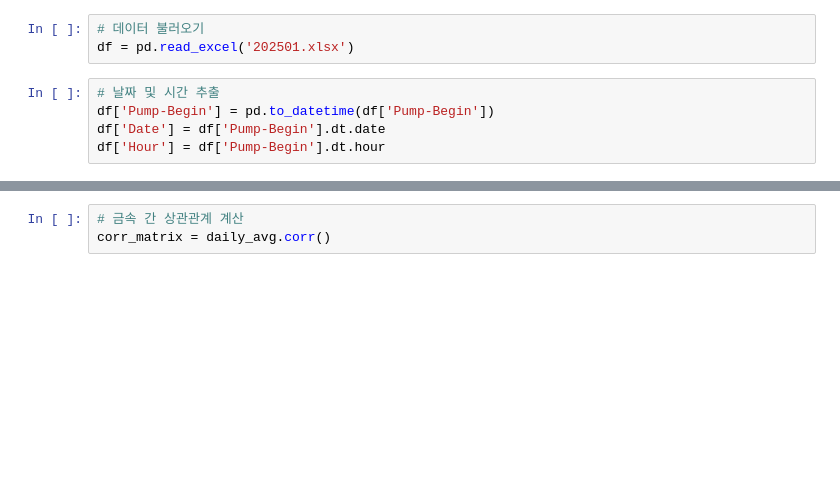
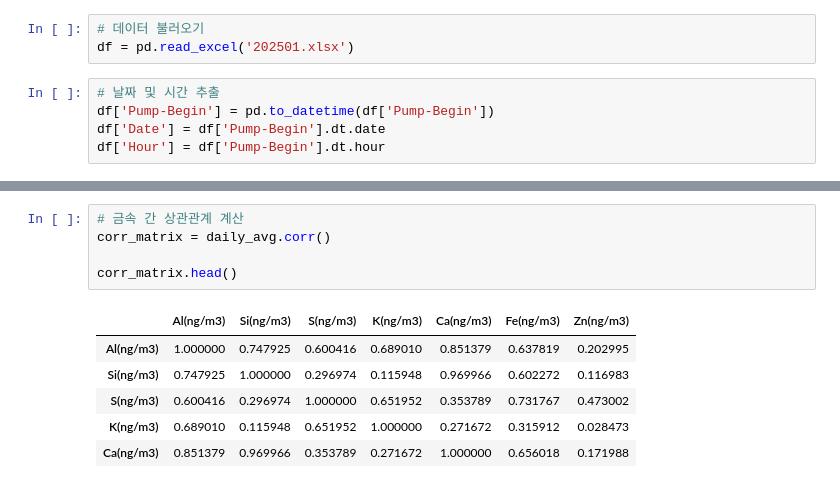
Before and after one commit to hyen0322/Data, a Jupyter notebook: Correlation between Metals.ipynb, the cells around one changed output, grey strips where cells are left out. Saved outputs shown, nothing was run; the diff lists cells and outputs as text; blank space fills up the shorter version.

```diff
--- a/Correlation between Metals.ipynb
+++ b/Correlation between Metals.ipynb
@@ -25,5 +41,14 @@ daily_avg = df.groupby('Date')[target_metals].mean()
 # %%
 # 금속 간 상관관계 계산
 corr_matrix = daily_avg.corr()
+
+corr_matrix.head()
+# %% [output]
+|  | Al(ng/m3) | Si(ng/m3) | S(ng/m3) | K(ng/m3) | Ca(ng/m3) | Fe(ng/m3) | Zn(ng/m3) |
+| Al(ng/m3) | 1.000000 | 0.747925 | 0.600416 | 0.689010 | 0.851379 | 0.637819 | 0.202995 |
+| Si(ng/m3) | 0.747925 | 1.000000 | 0.296974 | 0.115948 | 0.969966 | 0.602272 | 0.116983 |
+| S(ng/m3) | 0.600416 | 0.296974 | 1.000000 | 0.651952 | 0.353789 | 0.731767 | 0.473002 |
+| K(ng/m3) | 0.689010 | 0.115948 | 0.651952 | 1.000000 | 0.271672 | 0.315912 | 0.028473 |
+| Ca(ng/m3) | 0.851379 | 0.969966 | 0.353789 | 0.271672 | 1.000000 | 0.656018 | 0.171988 |
 # %%
 # 히트맵
```
Also changed, not shown: parts of 4 cells of this notebook.
